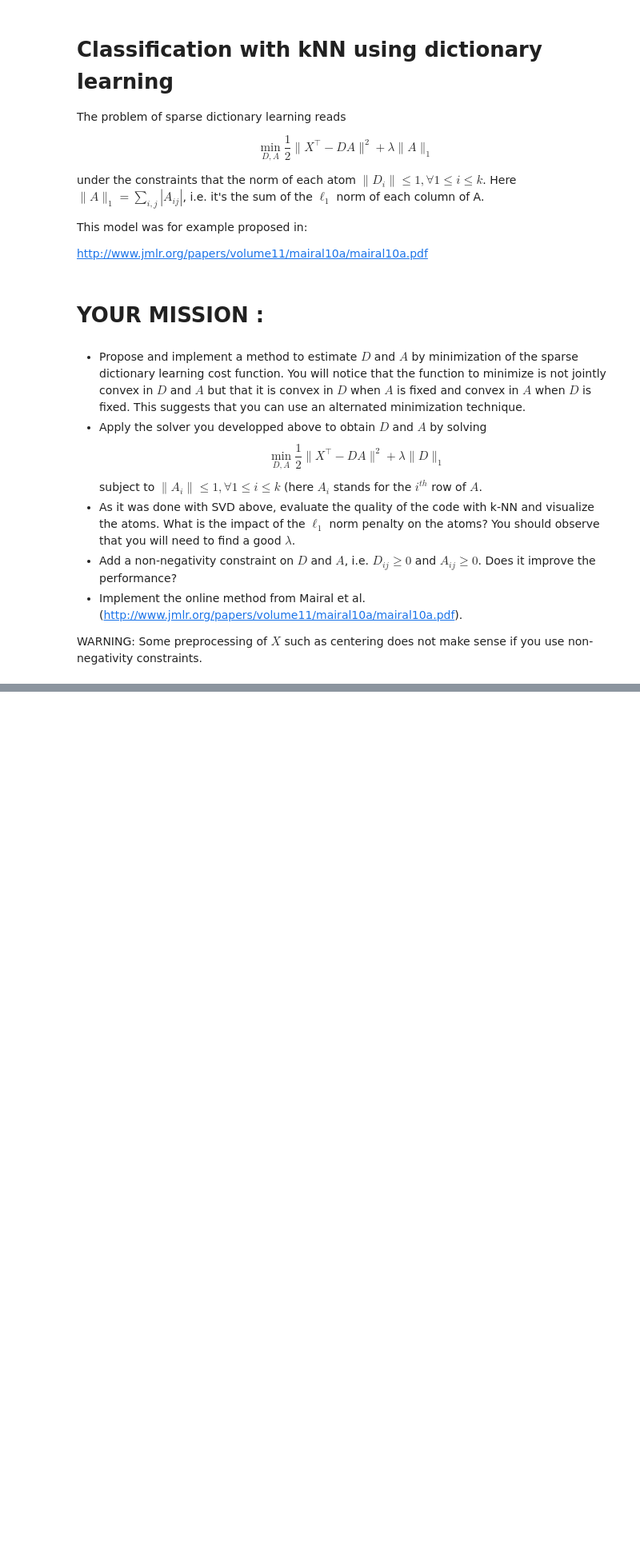
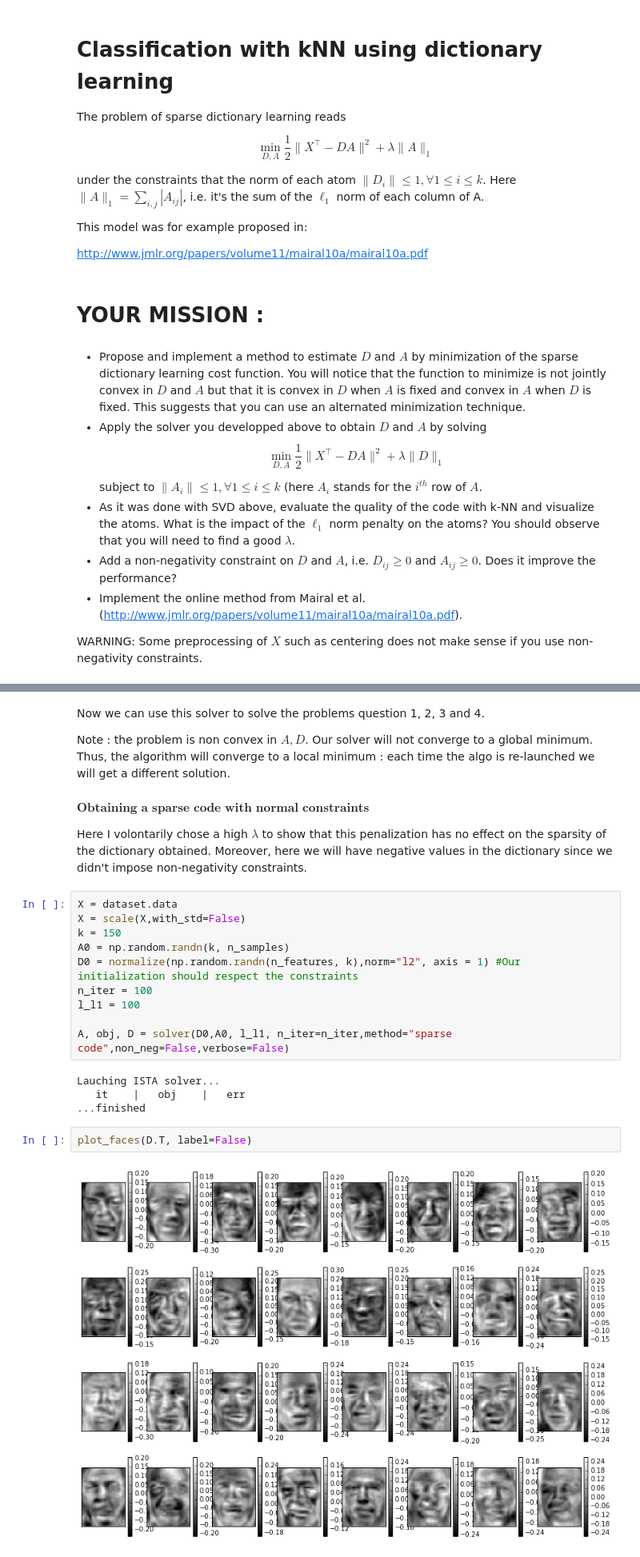
Before and after one commit to hugovallet/Optimization-for-data-science-project, a Jupyter notebook: project_dict_learning.ipynb, the cells around one changed output, grey strips where cells are left out. Shown at 80% size. Cells and saved outputs as stored; diff of their text form; blank space fills up the shorter version.

```diff
--- a/project_dict_learning.ipynb
+++ b/project_dict_learning.ipynb
@@ -240,0 +414,26 @@ WARNING: Some preprocessing of $X$ such as centering does not make sense if you
+# %% [markdown]
+Now we can use this solver to solve the problems question 1, 2, 3 and 4.
+
+Note : the problem is non convex in $A,D$. Our solver will not converge to a global minimum. Thus, the algorithm will converge to a local minimum : each time the algo is re-launched we will get a different solution.
+# %% [markdown]
+$\textbf{Obtaining a sparse code with normal constraints} $
+
+Here I volontarily chose a high $\lambda$ to show that this penalization has no effect on the sparsity of the dictionary obtained. Moreover, here we will have negative values in the dictionary since we didn't impose non-negativity constraints.
+# %%
+X = dataset.data
+X = scale(X,with_std=False)
+k = 150
+A0 = np.random.randn(k, n_samples)
+D0 = normalize(np.random.randn(n_features, k),norm="l2", axis = 1) #Our initialization should respect the constraints
+n_iter = 100
+l_l1 = 100
+
+A, obj, D = solver(D0,A0, l_l1, n_iter=n_iter,method="sparse code",non_neg=False,verbose=False)
+# %% [output]
+Lauching ISTA solver...
+   it    |   obj    |   err
+...finished
+# %%
+plot_faces(D.T, label=False)
+# %% [output]
+[figure, added]
```
Also changed, not shown: parts of 30 cells of this notebook.
